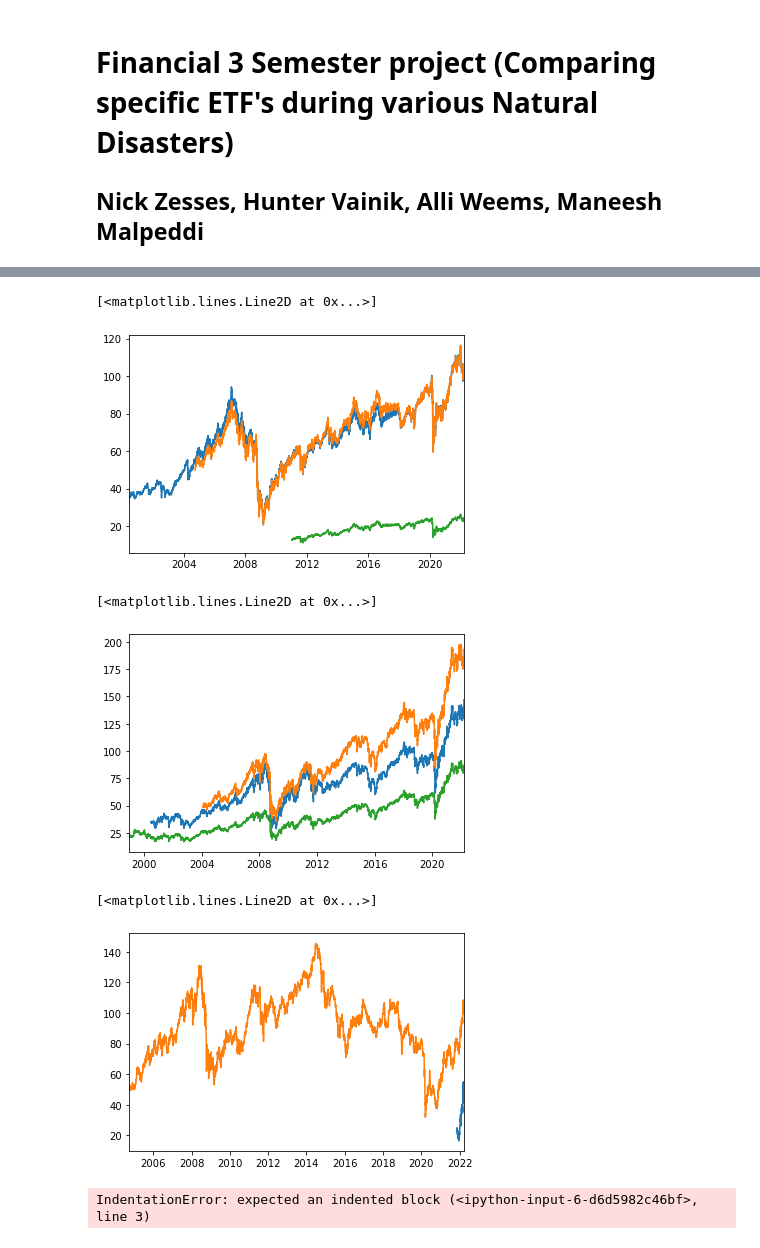
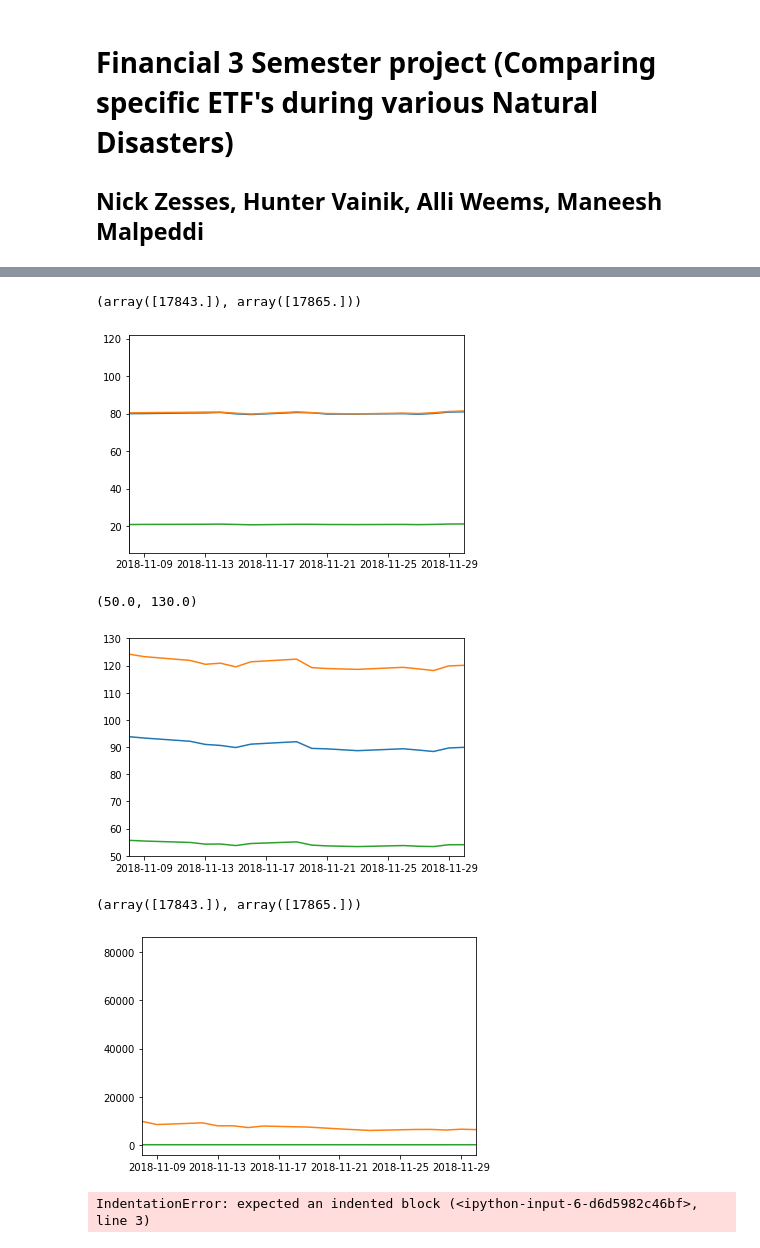
Before and after one commit to zessesni/CMSE202Financial3, a Jupyter notebook: CMSE202Financial3project.ipynb, the cells around one changed output, grey strips where cells are left out. Drawn from its saved outputs; the diff is of its cells as text; code cells hidden in the pictures.

Commit message:
committing axv lines and graph format

```diff
--- a/CMSE202Financial3project.ipynb
+++ b/CMSE202Financial3project.ipynb
@@ -78,36 +93,48 @@ vox = pd.read_csv('Telecommunications/VOX.csv', delimiter = ',')
 schhx =  [dt.datetime.strptime(d,'%Y-%m-%d').date() for d in schh.iloc[:,0]]
 iyrx = [dt.datetime.strptime(d,'%Y-%m-%d').date() for d in iyr.iloc[:,0]]
 vnqx =  [dt.datetime.strptime(d,'%Y-%m-%d').date() for d in vnq.iloc[:,0]]
+line = [dt.datetime.strptime('2018-11-08','%Y-%m-%d').date()]
+stop =  [dt.datetime.strptime('2018-11-30','%Y-%m-%d').date()]
 plt.margins(x=0)
 plt.plot(iyrx,iyr['Open'])
 plt.plot(vnqx,vnq['Open'])
 plt.plot(schhx,schh['Open'])
+plt.axvline(line)
+plt.xlim(line,stop)
 # %% [output]
-[<matplotlib.lines.Line2D at 0x...>]
+(array([17843.]), array([17865.]))
-[figure, old version]
+[figure, new version]
 # %%
 iymx =  [dt.datetime.strptime(d,'%Y-%m-%d').date() for d in iym.iloc[:,0]]
 vawx = [dt.datetime.strptime(d,'%Y-%m-%d').date() for d in vaw.iloc[:,0]]
 xlbx =  [dt.datetime.strptime(d,'%Y-%m-%d').date() for d in xlb.iloc[:,0]]
+line = [dt.datetime.strptime('2018-11-08','%Y-%m-%d').date()]
+stop =  [dt.datetime.strptime('2018-11-30','%Y-%m-%d').date()]
 plt.margins(x=0)
 plt.plot(iymx,iym['Open'])
 plt.plot(vawx,vaw['Open'])
 plt.plot(xlbx,xlb['Open'])
+plt.axvline(line)
+plt.xlim(line,stop)
+plt.ylim(50,130)
 # %% [output]
-[<matplotlib.lines.Line2D at 0x...>]
+(50.0, 130.0)
-[figure, old version]
+[figure, new version]
 # %%
 #Real Estate ETF's graphs
 oilux =  [dt.datetime.strptime(d,'%Y-%m-%d').date() for d in oilu.iloc[:,0]]
 gushx = [dt.datetime.strptime(d,'%Y-%m-%d').date() for d in gush.iloc[:,0]]
 vdex =  [dt.datetime.strptime(d,'%Y-%m-%d').date() for d in vde.iloc[:,0]]
+line = [dt.datetime.strptime('2018-11-08','%Y-%m-%d').date()]
+stop =  [dt.datetime.strptime('2018-11-30','%Y-%m-%d').date()]
 plt.margins(x=0)
 plt.plot(oilux,oilu['Open'])
-#plt.plot(gushx,gush['Open'])
+plt.plot(gushx,gush['Open'])
 plt.plot(vdex,vde['Open'])
+plt.xlim(line,stop)
 # %% [output]
-[<matplotlib.lines.Line2D at 0x...>]
+(array([17843.]), array([17865.]))
-[figure, old version]
+[figure, new version]
 # %%
 def plot_disaster(disaster,industry):
     if disaster == '':
```
Also changed, not shown: parts of 2 cells of this notebook.
